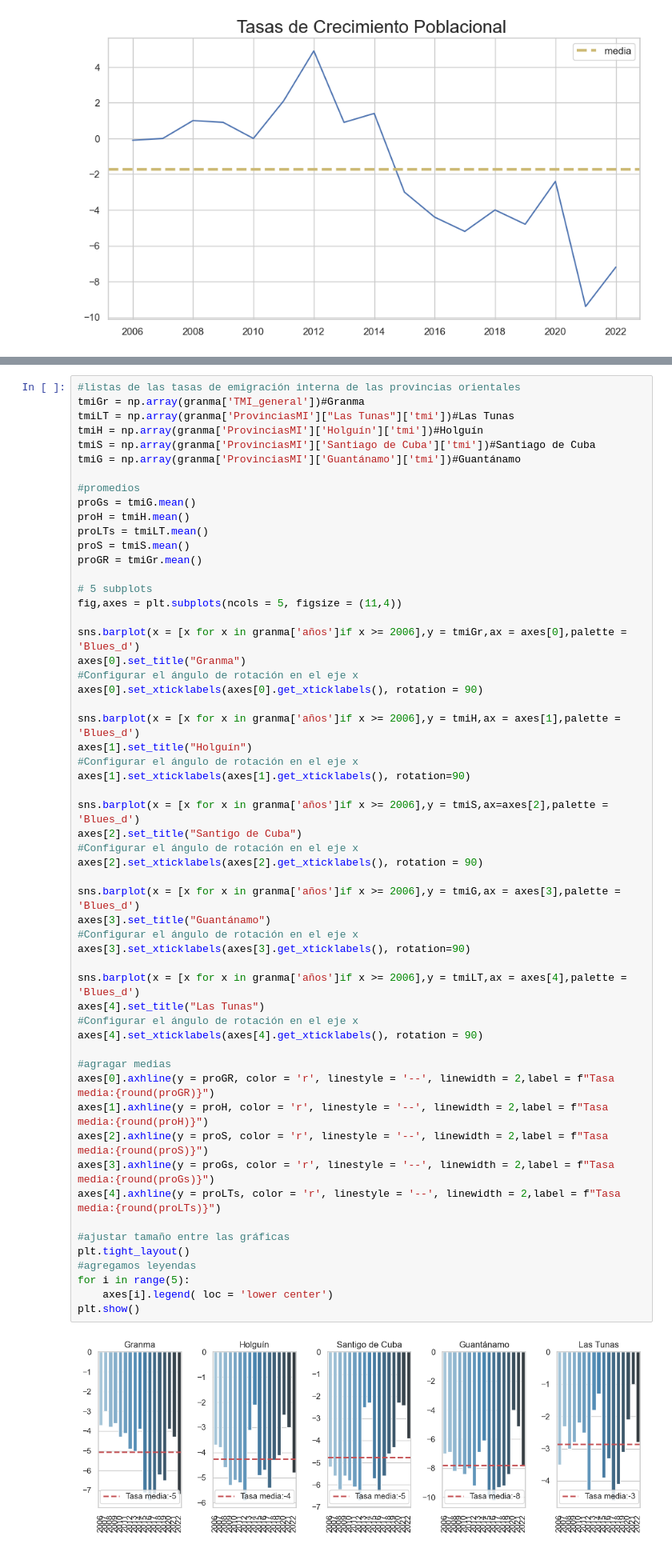
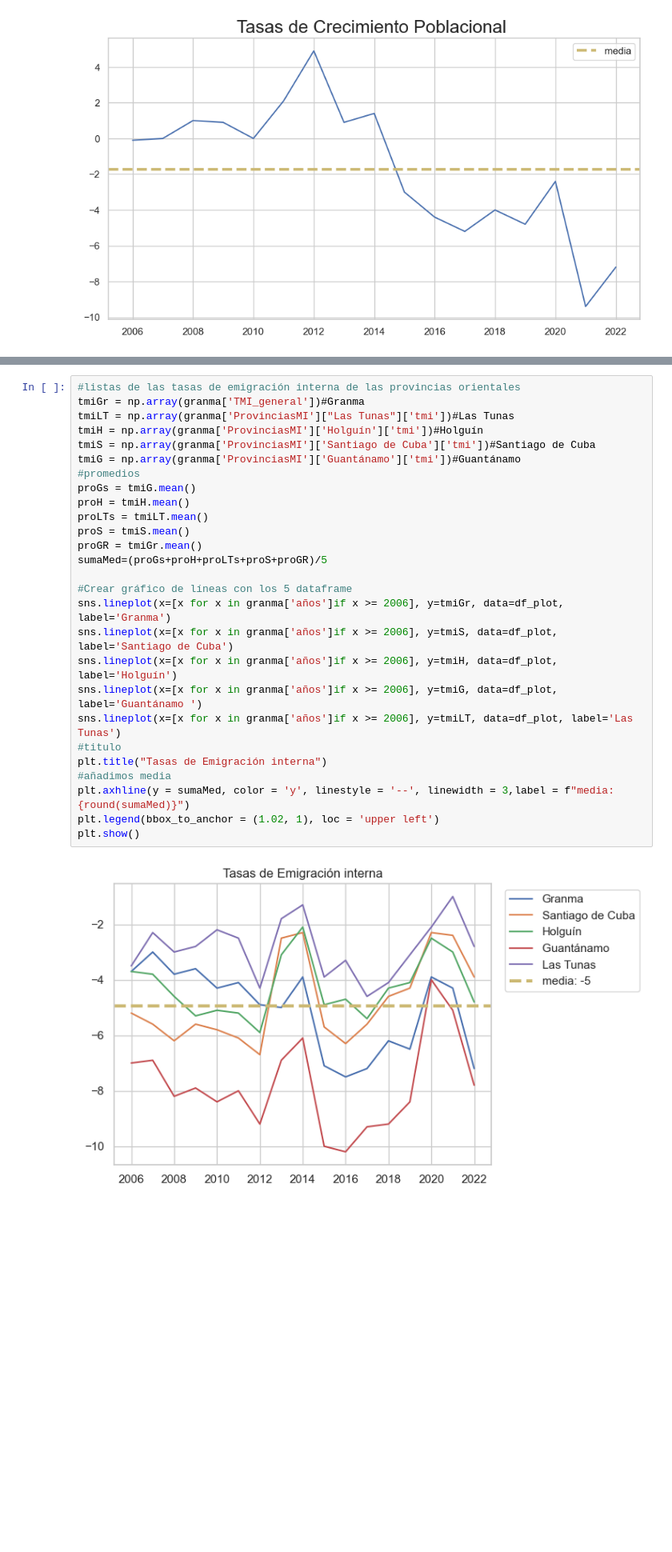
Before and after one commit to ALbertE03/ALbertICD, a Jupyter notebook: Proyecto Final de ICD/ICD.ipynb, the cells around one changed output, grey strips where cells are left out. Shown: that part at 80% size. Drawn from its saved outputs; the diff is of its cells as text; blank space fills up the shorter version.

```diff
--- a/Proyecto Final de ICD/ICD.ipynb
+++ b/Proyecto Final de ICD/ICD.ipynb
@@ -256,59 +256,30 @@ Un análisis de las tasas de emigración de Granma en comparación con otras pro
 # %%
 #listas de las tasas de emigración interna de las provincias orientales
 tmiGr = np.array(granma['TMI_general'])#Granma
 tmiLT = np.array(granma['ProvinciasMI']["Las Tunas"]['tmi'])#Las Tunas
 tmiH = np.array(granma['ProvinciasMI']['Holguín']['tmi'])#Holguín
 tmiS = np.array(granma['ProvinciasMI']['Santiago de Cuba']['tmi'])#Santiago de Cuba
 tmiG = np.array(granma['ProvinciasMI']['Guantánamo']['tmi'])#Guantánamo
-
 #promedios
 proGs = tmiG.mean()
 proH = tmiH.mean()
 proLTs = tmiLT.mean()
 proS = tmiS.mean()
 proGR = tmiGr.mean()
+sumaMed=(proGs+proH+proLTs+proS+proGR)/5
 
-# 5 subplots
-fig,axes = plt.subplots(ncols = 5, figsize = (11,4))
-
-sns.barplot(x = [x for x in granma['años']if x >= 2006],y = tmiGr,ax = axes[0],palette = 'Blues_d')
-axes[0].set_title("Granma")
-#Configurar el ángulo de rotación en el eje x
-axes[0].set_xticklabels(axes[0].get_xticklabels(), rotation = 90)
-
-sns.barplot(x = [x for x in granma['años']if x >= 2006],y = tmiH,ax = axes[1],palette = 'Blues_d')
-axes[1].set_title("Holguín")
-#Configurar el ángulo de rotación en el eje x
-axes[1].set_xticklabels(axes[1].get_xticklabels(), rotation=90)
-
-sns.barplot(x = [x for x in granma['años']if x >= 2006],y = tmiS,ax=axes[2],palette = 'Blues_d')
-axes[2].set_title("Santigo de Cuba")
-#Configurar el ángulo de rotación en el eje x
-axes[2].set_xticklabels(axes[2].get_xticklabels(), rotation = 90)
-
-sns.barplot(x = [x for x in granma['años']if x >= 2006],y = tmiG,ax = axes[3],palette = 'Blues_d')
-axes[3].set_title("Guantánamo")
-#Configurar el ángulo de rotación en el eje x
-axes[3].set_xticklabels(axes[3].get_xticklabels(), rotation=90)
-
-sns.barplot(x = [x for x in granma['años']if x >= 2006],y = tmiLT,ax = axes[4],palette = 'Blues_d')
-axes[4].set_title("Las Tunas")
-#Configurar el ángulo de rotación en el eje x
-axes[4].set_xticklabels(axes[4].get_xticklabels(), rotation = 90)
-
-#agragar medias
-axes[0].axhline(y = proGR, color = 'r', linestyle = '--', linewidth = 2,label = f"Tasa media:{round(proGR)}")
-axes[1].axhline(y = proH, color = 'r', linestyle = '--', linewidth = 2,label = f"Tasa media:{round(proH)}")
-axes[2].axhline(y = proS, color = 'r', linestyle = '--', linewidth = 2,label = f"Tasa media:{round(proS)}")
-axes[3].axhline(y = proGs, color = 'r', linestyle = '--', linewidth = 2,label = f"Tasa media:{round(proGs)}")
-axes[4].axhline(y = proLTs, color = 'r', linestyle = '--', linewidth = 2,label = f"Tasa media:{round(proLTs)}")
-
-#ajustar tamaño entre las gráficas
-plt.tight_layout()
-#agregamos leyendas
-for i in range(5):
-    axes[i].legend( loc = 'lower center')
+#Crear gráfico de líneas con los 5 dataframe
+sns.lineplot(x=[x for x in granma['años']if x >= 2006], y=tmiGr, data=df_plot, label='Granma')
+sns.lineplot(x=[x for x in granma['años']if x >= 2006], y=tmiS, data=df_plot, label='Santiago de Cuba')
+sns.lineplot(x=[x for x in granma['años']if x >= 2006], y=tmiH, data=df_plot, label='Holguín')
+sns.lineplot(x=[x for x in granma['años']if x >= 2006], y=tmiG, data=df_plot, label='Guantánamo ')
+sns.lineplot(x=[x for x in granma['años']if x >= 2006], y=tmiLT, data=df_plot, label='Las Tunas')
+#titulo
+plt.title("Tasas de Emigración interna")
+#añadimos media
+plt.axhline(y = sumaMed, color = 'y', linestyle = '--', linewidth = 3,label = f"media: {round(sumaMed)}")
+plt.legend(bbox_to_anchor = (1.02, 1), loc = 'upper left')
 plt.show()
 # %% [output]
-[figure, old version]
+[figure, new version]
 # %% [markdown]
```
Also changed, not shown: parts of 2 cells of this notebook, 2 other files.
